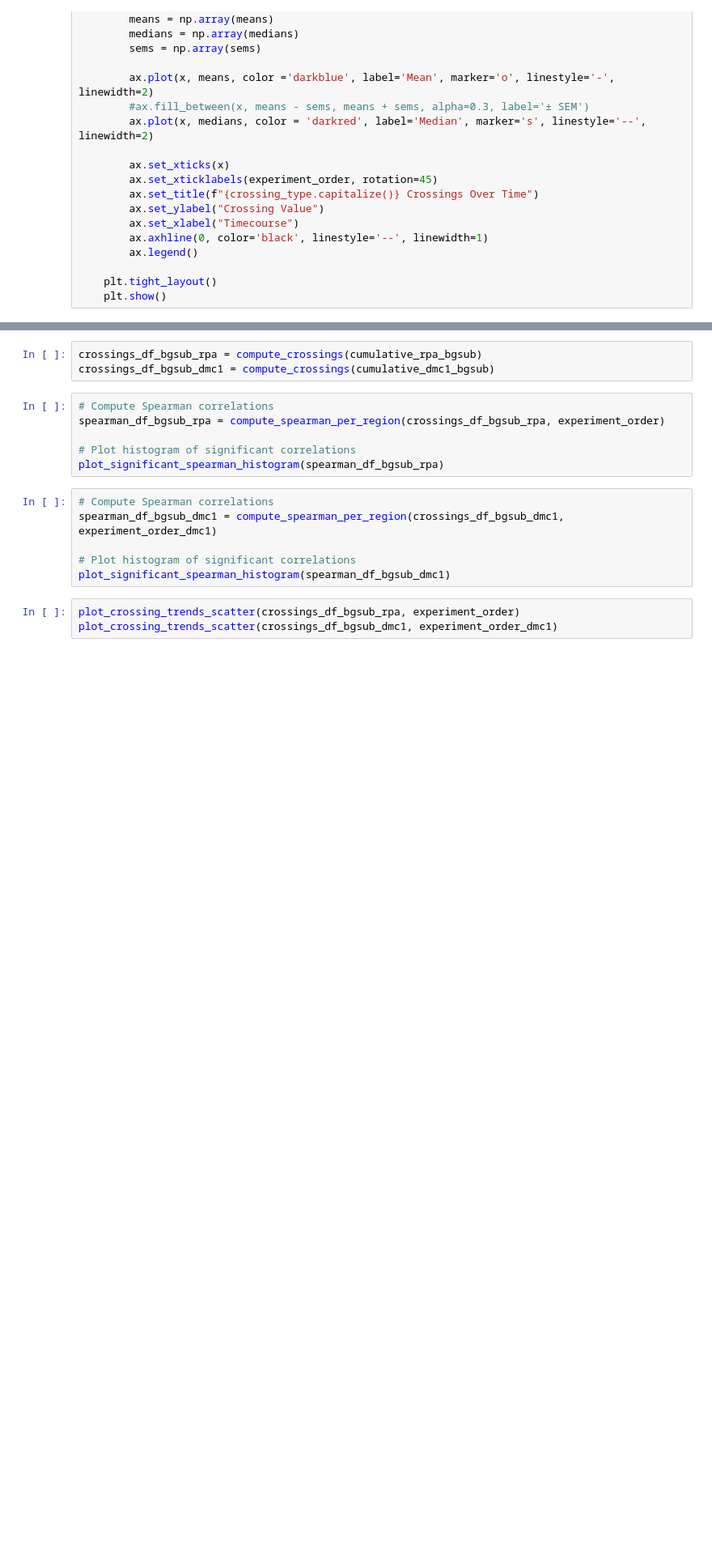
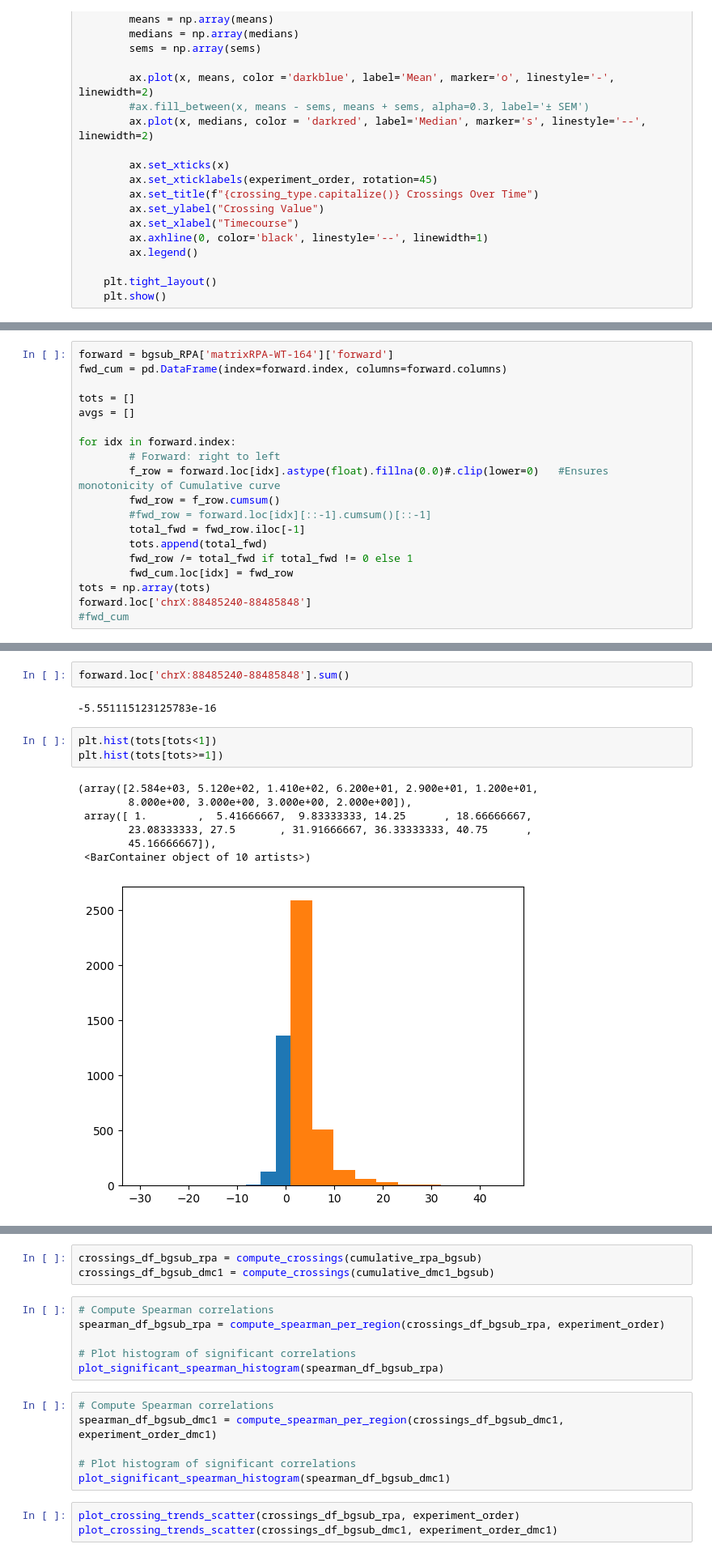
Before and after one commit to IvanDiTerlizzi/MeiosisProject, a Jupyter notebook: Analysis_Cleaned_Final.ipynb, the cells around one changed output, grey strips where cells are left out. Shown at 81% size. Cells and saved outputs as stored; diff of their text form; blank space fills up the shorter version.

```diff
--- a/Analysis_Cleaned_Final.ipynb
+++ b/Analysis_Cleaned_Final.ipynb
@@ -610,0 +695,19 @@ plot_overlayed_cumulative(cumulative_dmc1_bgsub, experiment_order_dmc1)
+# %%
+forward = bgsub_RPA['matrixRPA-WT-164']['forward']
+fwd_cum = pd.DataFrame(index=forward.index, columns=forward.columns)
+
+tots = []
+avgs = []
+
+for idx in forward.index:
+        # Forward: right to left
+        f_row = forward.loc[idx].astype(float).fillna(0.0)#.clip(lower=0)   #Ensures monotonicity of Cumulative curve
+        fwd_row = f_row.cumsum()
+        #fwd_row = forward.loc[idx][::-1].cumsum()[::-1]
+        total_fwd = fwd_row.iloc[-1]
+        tots.append(total_fwd)
+        fwd_row /= total_fwd if total_fwd != 0 else 1
+        fwd_cum.loc[idx] = fwd_row
+tots = np.array(tots)
+forward.loc['chrX:88485240-88485848']
+#fwd_cum
@@ -610,0 +727,15 @@ plot_overlayed_cumulative(cumulative_dmc1_bgsub, experiment_order_dmc1)
+# %%
+forward.loc['chrX:88485240-88485848'].sum()
+# %% [output]
+-5.551115123125783e-16
+# %%
+plt.hist(tots[tots<1])
+plt.hist(tots[tots>=1])
+# %% [output]
+(array([2.584e+03, 5.120e+02, 1.410e+02, 6.200e+01, 2.900e+01, 1.200e+01,
+        8.000e+00, 3.000e+00, 3.000e+00, 2.000e+00]),
+ array([ 1.        ,  5.41666667,  9.83333333, 14.25      , 18.66666667,
+        23.08333333, 27.5       , 31.91666667, 36.33333333, 40.75      ,
+        45.16666667]),
+ <BarContainer object of 10 artists>)
+[figure, added]
```
Also changed, not shown: parts of 52 cells of this notebook, 47 other files.
